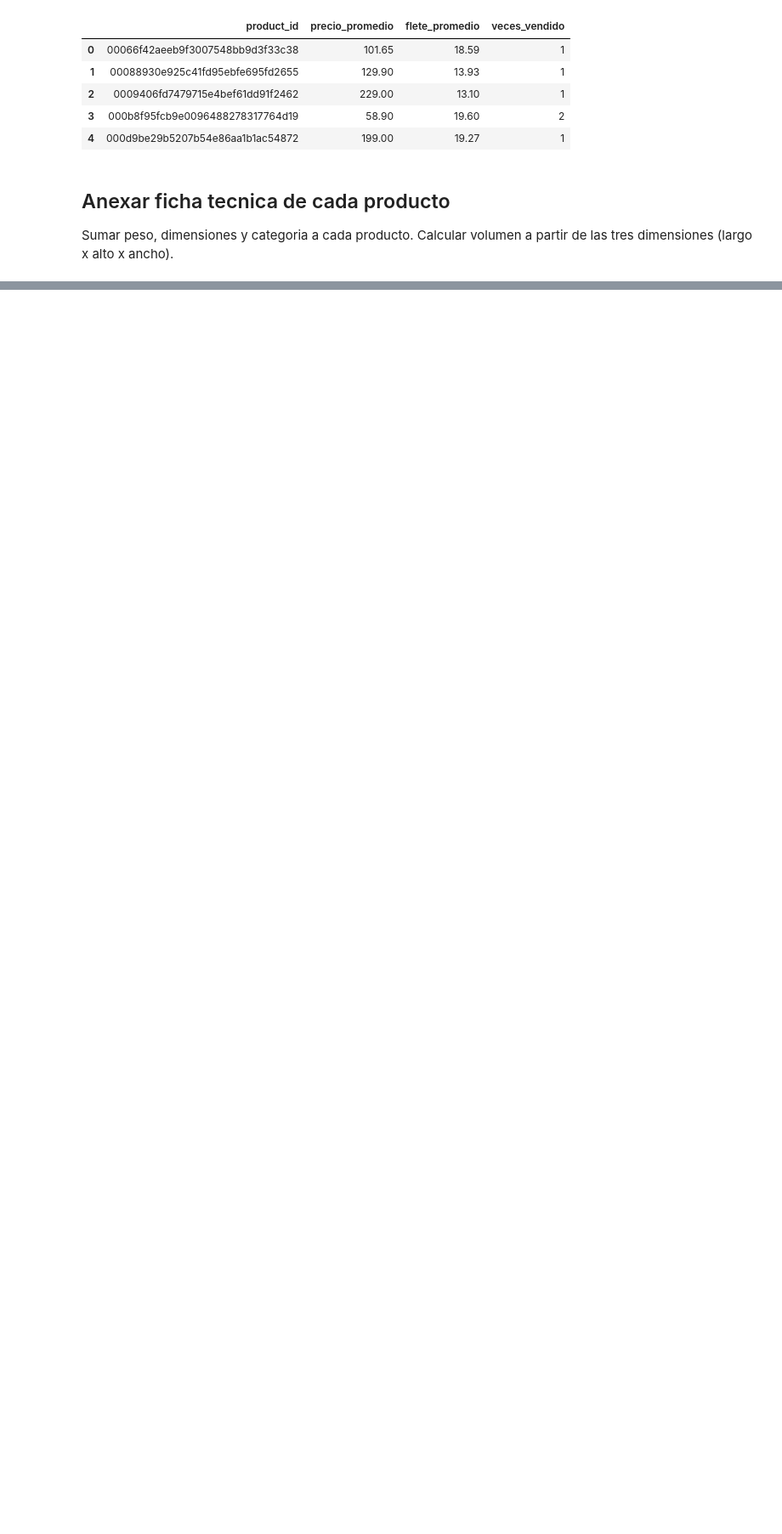
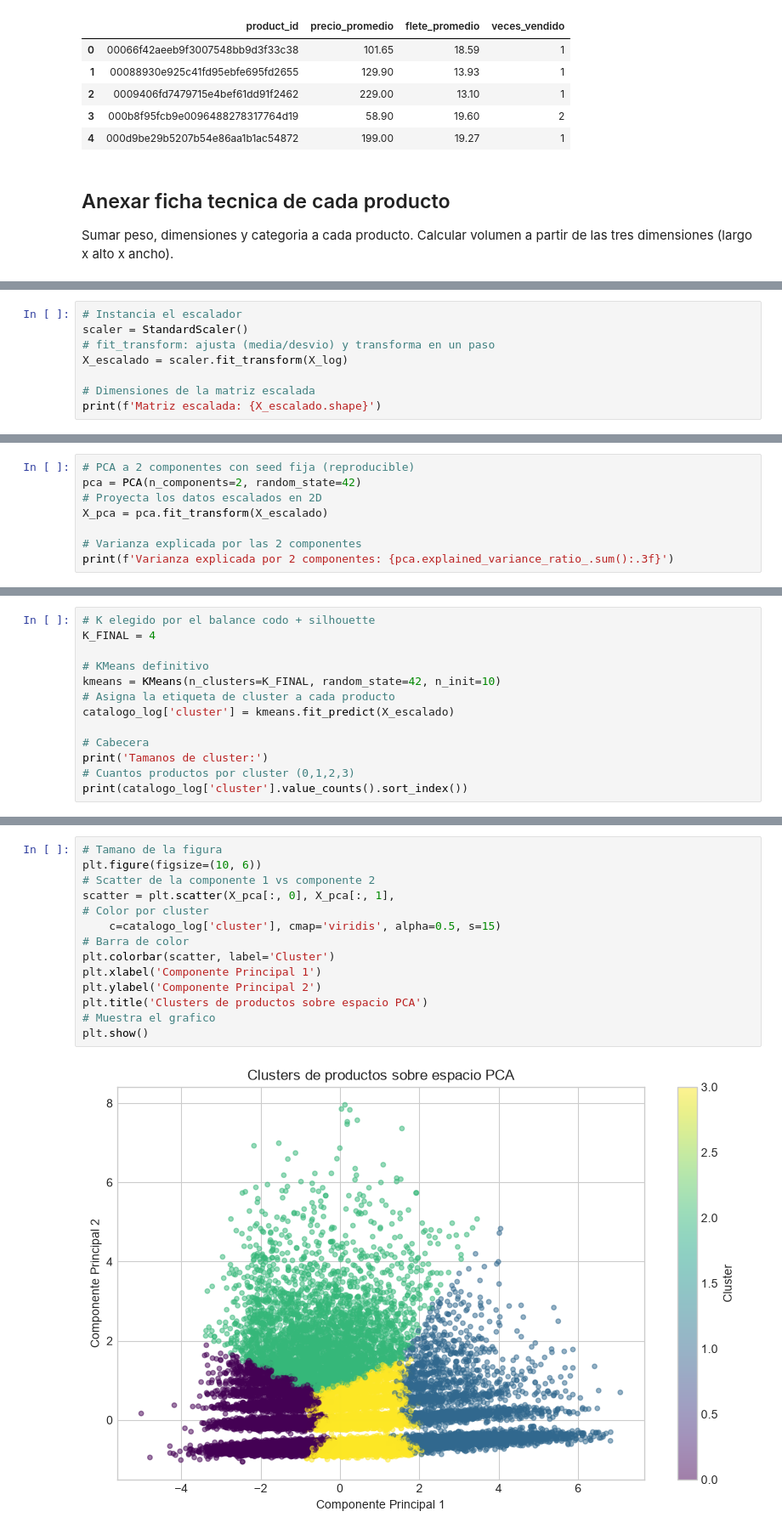
Before and after one commit to katherinevarela775/C3DS-Olist_Operation, a Jupyter notebook: notebooks/01_catalog_segmentation.ipynb, the cells around one changed output, grey strips where cells are left out. Shown at 85% size. Saved outputs shown, nothing was run; the diff lists cells and outputs as text; blank space fills up the shorter version.

```diff
--- a/notebooks/01_catalog_segmentation.ipynb
+++ b/notebooks/01_catalog_segmentation.ipynb
@@ -86,0 +187,8 @@ Productos en catalogo: 32951
+# %%
+# Instancia el escalador
+scaler = StandardScaler()
+# fit_transform: ajusta (media/desvio) y transforma en un paso
+X_escalado = scaler.fit_transform(X_log)
+
+# Dimensiones de la matriz escalada
+print(f'Matriz escalada: {X_escalado.shape}')
@@ -86,0 +227,8 @@ Productos en catalogo: 32951
+# %%
+# PCA a 2 componentes con seed fija (reproducible)
+pca = PCA(n_components=2, random_state=42)
+# Proyecta los datos escalados en 2D
+X_pca = pca.fit_transform(X_escalado)
+
+# Varianza explicada por las 2 componentes
+print(f'Varianza explicada por 2 componentes: {pca.explained_variance_ratio_.sum():.3f}')
@@ -86,0 +312,13 @@ Productos en catalogo: 32951
+# %%
+# K elegido por el balance codo + silhouette
+K_FINAL = 4
+
+# KMeans definitivo
+kmeans = KMeans(n_clusters=K_FINAL, random_state=42, n_init=10)
+# Asigna la etiqueta de cluster a cada producto
+catalogo_log['cluster'] = kmeans.fit_predict(X_escalado)
+
+# Cabecera
+print('Tamanos de cluster:')
+# Cuantos productos por cluster (0,1,2,3)
+print(catalogo_log['cluster'].value_counts().sort_index())
@@ -86,0 +361,16 @@ Productos en catalogo: 32951
+# %%
+# Tamano de la figura
+plt.figure(figsize=(10, 6))
+# Scatter de la componente 1 vs componente 2
+scatter = plt.scatter(X_pca[:, 0], X_pca[:, 1],
+# Color por cluster
+    c=catalogo_log['cluster'], cmap='viridis', alpha=0.5, s=15)
+# Barra de color
+plt.colorbar(scatter, label='Cluster')
+plt.xlabel('Componente Principal 1')
+plt.ylabel('Componente Principal 2')
+plt.title('Clusters de productos sobre espacio PCA')
+# Muestra el grafico
+plt.show()
+# %% [output]
+[figure, added]
```
Also changed, not shown: parts of 26 cells of this notebook, 11 other files.
